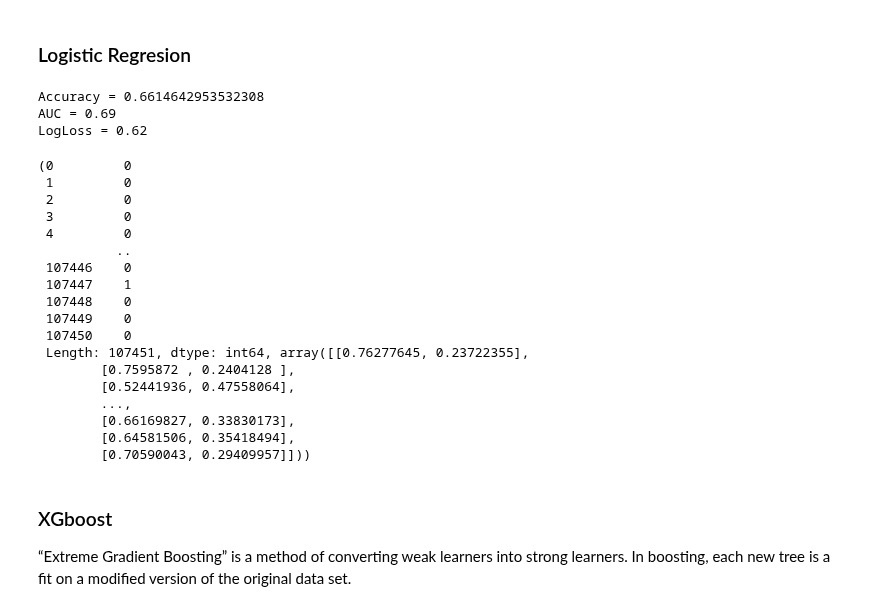
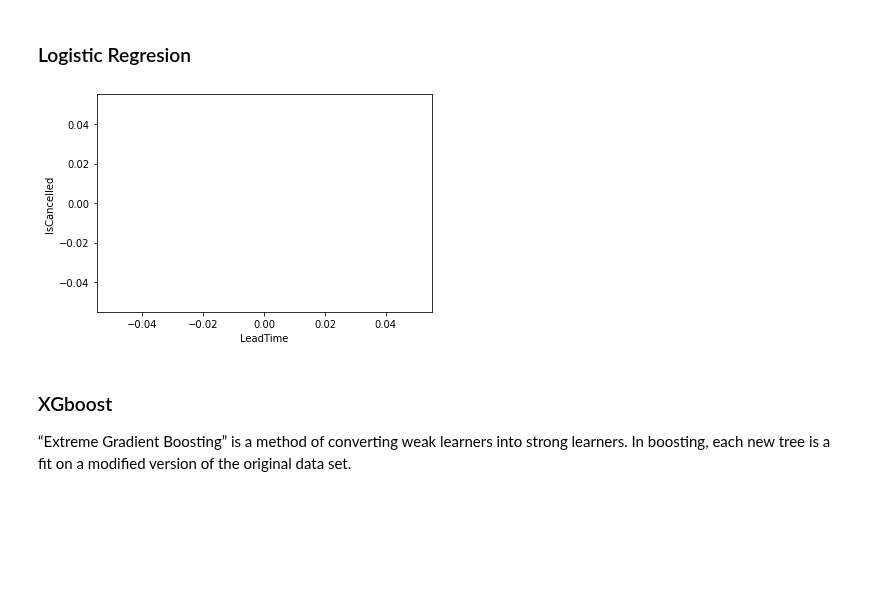
Before and after one commit to alejandromanas/GoogleColab_public, a Jupyter notebook: Bookings.ipynb, the cells around one changed output. Cells and saved outputs as stored; diff of their text form; code cells hidden in the pictures; blank space fills up the shorter version.

```diff
--- a/Bookings.ipynb
+++ b/Bookings.ipynb
@@ -74,7 +74,7 @@ def predict_metrics(X,y,model):
   Logloss = metrics.log_loss(y, y_prob[:,1])
   print('LogLoss = %0.2f' % Logloss)
 
-  return y_pred,y_prob
+  #return y_pred,y_prob
 
 # Time execution mesure
 def tic():
@@ -230,41 +230,33 @@ Y = pd.read_csv("https://raw.githubusercontent.com/alejandromanas/GoogleColab_pu
 # %%
 from sklearn.linear_model import LogisticRegression
 
+df = pd.concat([X,Y], axis=0,ignore_index = True)
+
 # Lead Time
-# tabla de contingencia
-pd.crosstab(index=Y['IsCancelled'], columns=X['LeadTime'], margins=True)
 
+x_train, x_test, y_train, y_test = train_test_split(X, Y, test_size=0.10, random_state=42)
 
-x_train, x_test, y_train, y_test = train_test_split(X[['LeadTime']], Y, test_size=0.10, random_state=42)
+feature = 'LeadTime'
+
+print('feature :',feature)
 
 clf = LogisticRegression(random_state=0, solver='lbfgs')
-clf=clf.fit(x_train,y_train)
+clf=clf.fit(x_train[[feature]],y_train)
 clf.coef_
 clf.intercept_
 
-predict_metrics(x_train,y_train,clf)
+predict_metrics(x_train[[feature]],y_train,clf)
+
+import seaborn as sns
+
+sns.regplot(x=feature, y='IsCancelled', data=df, logistic=True)
+df.columns
+sns.regplot(x='balance', y='default', data=data, logistic=True)
+ax = sns.regplot(x=feature, y='IsCancelled', data=df,
+                 # logistic=True, n_boot=500, y_jitter=.03)
+                logistic=True)
 # %% [output]
-Accuracy = 0.6614642953532308
-AUC = 0.69
-LogLoss = 0.62
-(0         0
- 1         0
- 2         0
- 3         0
- 4         0
-          ..
- 107446    0
- 107447    1
- 107448    0
- 107449    0
- 107450    0
- Length: 107451, dtype: int64, array([[0.76277645, 0.23722355],
-        [0.7595872 , 0.2404128 ],
-        [0.52441936, 0.47558064],
-        ...,
-        [0.66169827, 0.33830173],
-        [0.64581506, 0.35418494],
-        [0.70590043, 0.29409957]]))
+[figure, added]
 # %% [markdown]
 ### XGboost
 
```
